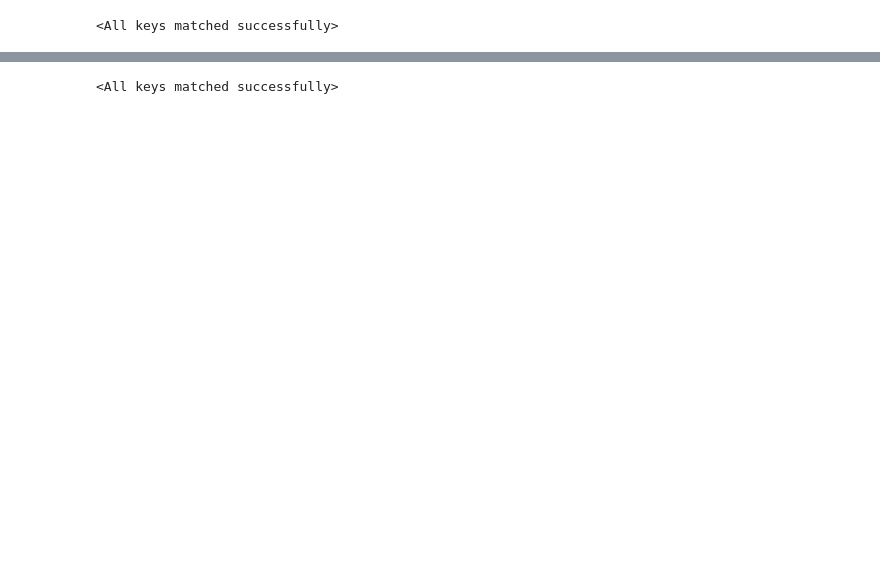
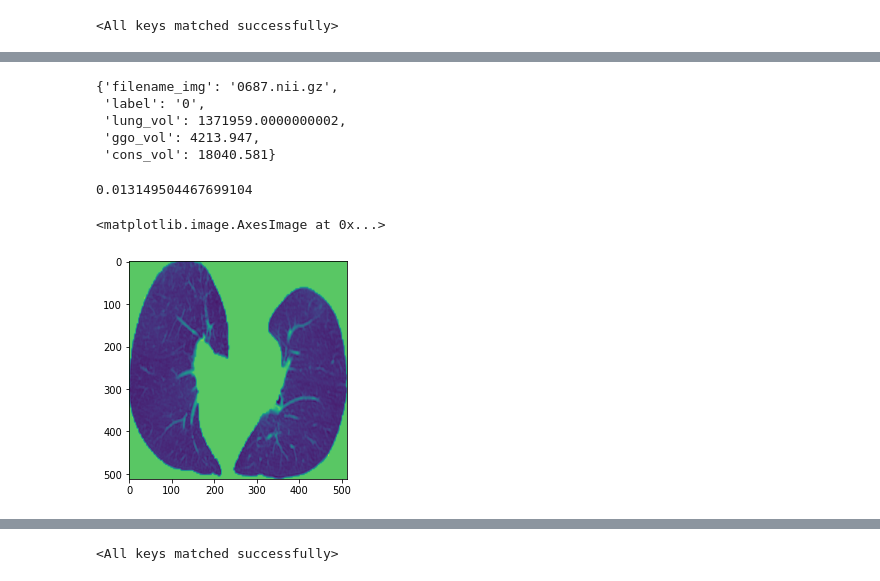
Before and after one commit to Timothy102/ct-ris, a Jupyter notebook: Do.ipynb, the cells around one changed output, grey strips where cells are left out. Cells and saved outputs as stored; diff of their text form; code cells hidden in the pictures; blank space fills up the shorter version.

```diff
--- a/Do.ipynb
+++ b/Do.ipynb
@@ -1079,0 +624,21 @@ plt.imsave('pseudo.jpeg', res)
+# %%
+x
+# %% [output]
+{'filename_img': '0687.nii.gz',
+ 'label': '0',
+ 'lung_vol': 1371959.0000000002,
+ 'ggo_vol': 4213.947,
+ 'cons_vol': 18040.581}
+# %%
+x['cons_vol']/x['lung_vol']
+# %% [output]
+0.013149504467699104
+# %%
+filename_img = '0687.nii.gz'
+i = 32
+# %%
+filename_mask = filename_img.replace(".nii.gz", ".nrrd")
+filepath_img = os.path.join(train_path, filename_img)
+filepath_mask = os.path.join(segmentation_path, filename_mask)
+patient_number = filename_mask.split(".nrrd")[0]
+img = mask_original(filepath_img, filepath_mask)
@@ -1079,0 +647,9 @@ plt.imsave('pseudo.jpeg', res)
+# %%
+current_slice, bbox_pixels = bound_box_and_reshape(img, i)
+current_slice = np.rot90(np.squeeze(current_slice))
+percentage = percent_lungs_slice(filepath_mask, i)
+# %%
+plt.imshow(current_slice)
+# %% [output]
+<matplotlib.image.AxesImage at 0x...>
+[figure, added]
```
Also changed, not shown: parts of 94 cells of this notebook, 3 other files.
